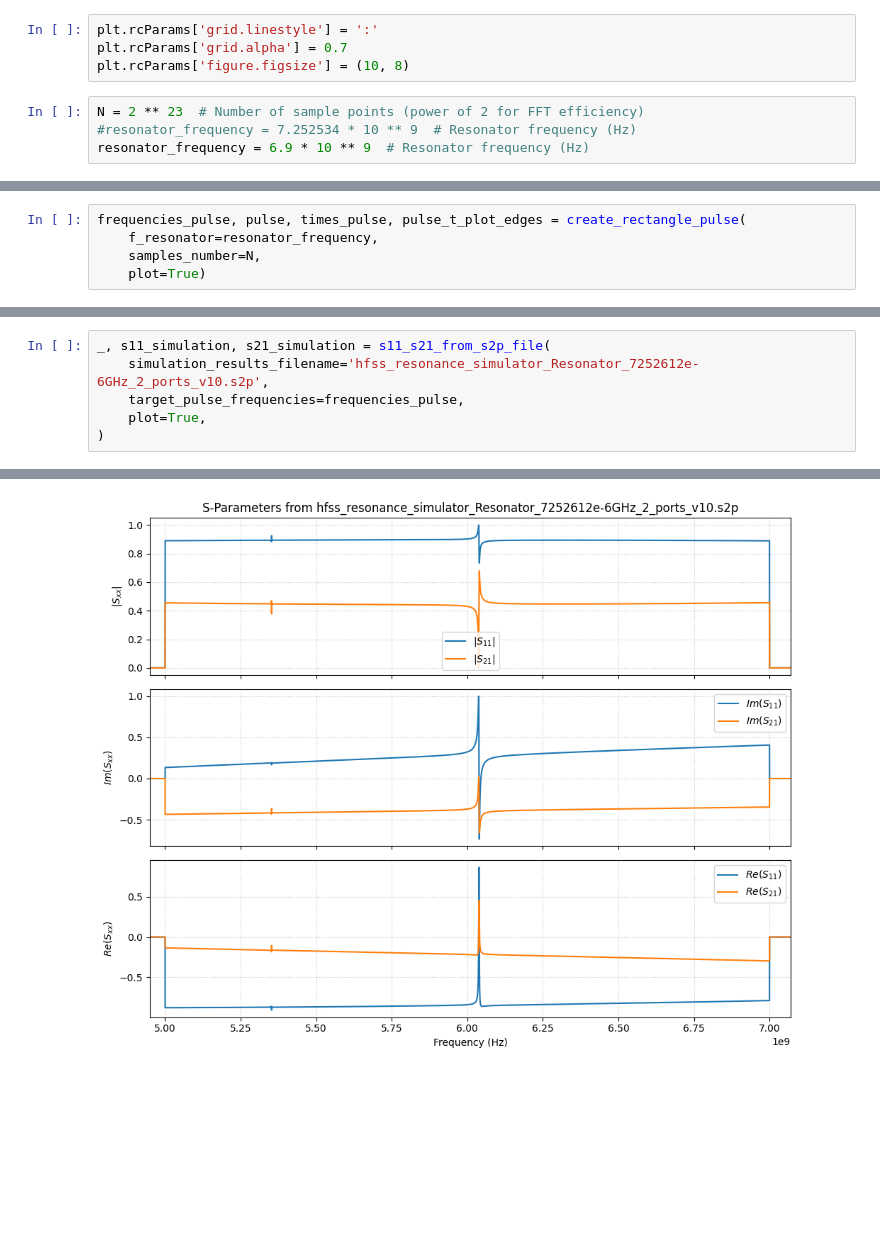
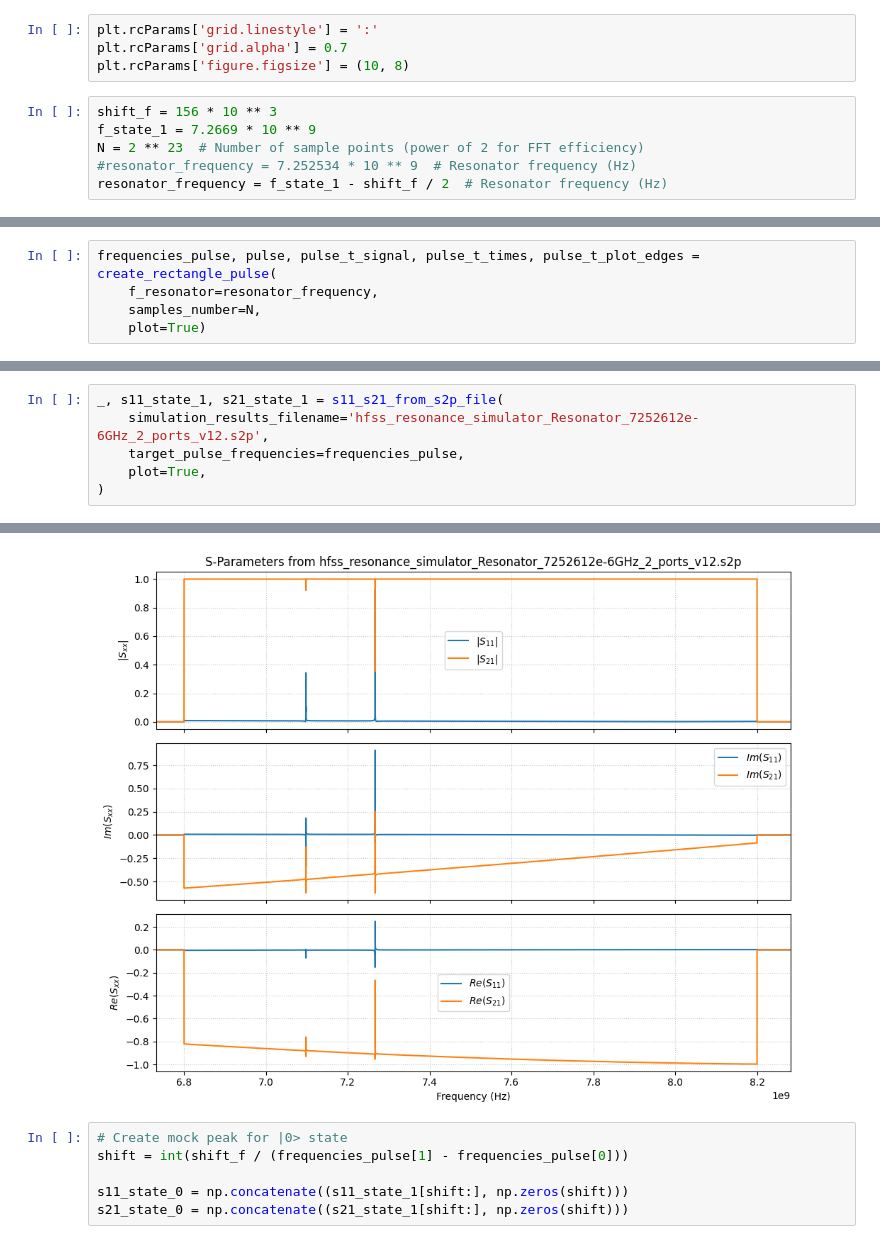
Before and after one commit to alexanderosherov/transmon_qubit_readout_simulation, a Jupyter notebook: simple_readout.ipynb, the cells around one changed output, grey strips where cells are left out. Drawn from its saved outputs; the diff is of its cells as text; blank space fills up the shorter version.

Commit message:
data: new S parameters data for |1> state feat: added IQ projection with homodyne demodulation

```diff
--- a/simple_readout.ipynb
+++ b/simple_readout.ipynb
@@ -9,6 +8,8 @@ plt.rcParams['grid.linestyle'] = ':'
 plt.rcParams['grid.alpha'] = 0.7
 plt.rcParams['figure.figsize'] = (10, 8)
 # %%
+shift_f = 156 * 10 ** 3
+f_state_1 = 7.2669 * 10 ** 9
 N = 2 ** 23  # Number of sample points (power of 2 for FFT efficiency)
 #resonator_frequency = 7.252534 * 10 ** 9  # Resonator frequency (Hz)
-resonator_frequency = 6.9 * 10 ** 9  # Resonator frequency (Hz)
+resonator_frequency = f_state_1 - shift_f / 2  # Resonator frequency (Hz)
@@ -259,5 +16,5 @@ def readout_signal_after_interaction_with_resonator(s: np.ndarray, pulse: np.nda
 # %%
-frequencies_pulse, pulse, times_pulse, pulse_t_plot_edges = create_rectangle_pulse(
+frequencies_pulse, pulse, pulse_t_signal, pulse_t_times, pulse_t_plot_edges = create_rectangle_pulse(
     f_resonator=resonator_frequency,
     samples_number=N,
     plot=True)
@@ -267,6 +24,6 @@ frequencies_pulse, pulse, times_pulse, pulse_t_plot_edges = create_rectangle_pul
 # %%
-_, s11_simulation, s21_simulation = s11_s21_from_s2p_file(
-    simulation_results_filename='hfss_resonance_simulator_Resonator_7252612e-6GHz_2_ports_v10.s2p',
+_, s11_state_1, s21_state_1 = s11_s21_from_s2p_file(
+    simulation_results_filename='hfss_resonance_simulator_Resonator_7252612e-6GHz_2_ports_v12.s2p',
     target_pulse_frequencies=frequencies_pulse,
     plot=True,
 )
@@ -276,3 +33,9 @@ Warning: Target frequencies [-1.05e+10 Hz, 1.05e+10 Hz] are outside the original
 Interpolation complete.
-[figure, old version]
+[figure, new version]
+# %%
+# Create mock peak for |0> state
+shift = int(shift_f / (frequencies_pulse[1] - frequencies_pulse[0]))
+
+s11_state_0 = np.concatenate((s11_state_1[shift:], np.zeros(shift)))
+s21_state_0 = np.concatenate((s21_state_1[shift:], np.zeros(shift)))
 # %%
```
Also changed, not shown: parts of 14 cells of this notebook, 3 other files.
